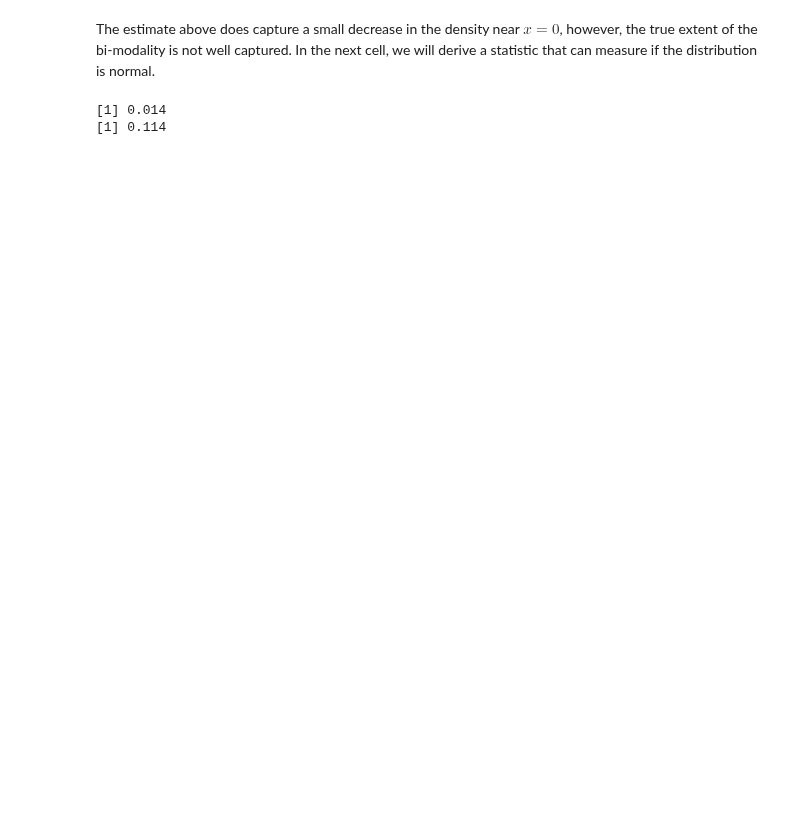
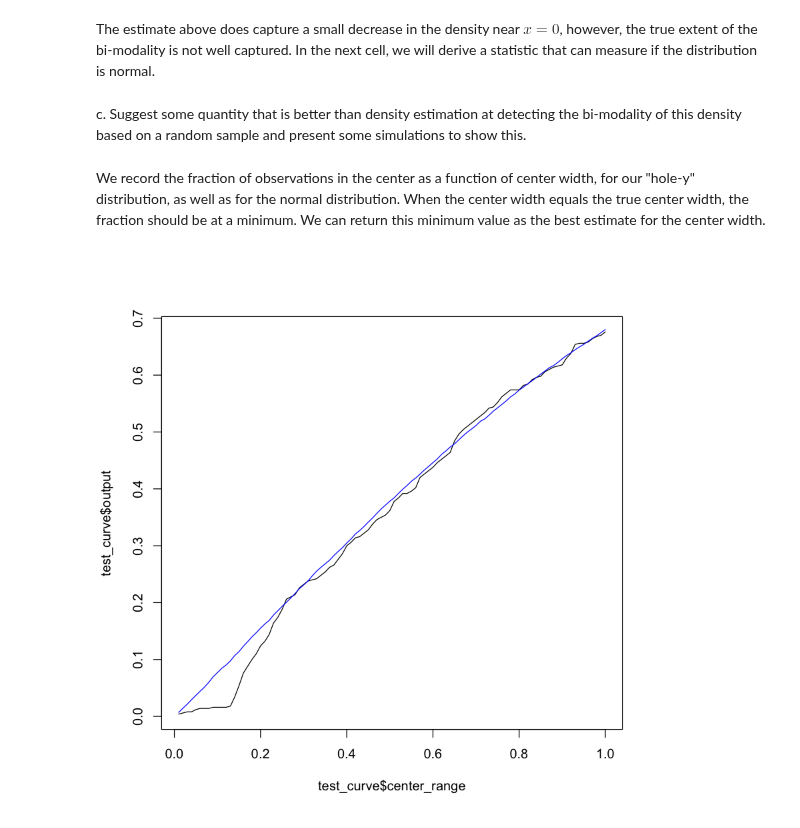
Before and after one commit to franklinmarsh/computational_statistics, a Jupyter notebook: hw6.ipynb, the cells around one changed output. Saved outputs shown, nothing was run; the diff lists cells and outputs as text; code cells hidden in the pictures; blank space fills up the shorter version.

```diff
--- a/hw6.ipynb
+++ b/hw6.ipynb
@@ -321,8 +390,2 @@ NormStat <- function(obs, center) {
-# %%
-print(NormStat(sample, 0.13))
-
-
-print(NormStat(rnorm(500), 0.13))
-# %% [output]
-[1] 0.014
-[1] 0.114
+# %% [markdown]
+c. Suggest some quantity that is better than density estimation at detecting the bi-modality of this density based on a random sample and present some simulations to show this.
@@ -328,0 +435,17 @@ print(NormStat(rnorm(500), 0.13))
+# %%
+center_range <- seq(0.01,1,0.01)
+
+test_curve <- NormStat(sample, center_range)
+reference_curve <- NormStat(rnorm(10000), center_range)
+
+test_curve$diff <- c(test_curve$output - reference_curve$output)
+
+best_c <- head(test_curve[order(test_curve$diff),],1)$center_range #find the best guess for the hole width
+test_statistic <- head(test_curve[order(test_curve$diff),],1)$output #find the best guess for the hole width
+# %% [markdown]
+We record the fraction of observations in the center as a function of center width, for our "hole-y" distribution, as well as for the normal distribution. When the center width equals the true center width, the fraction should be at a minimum. We can return this minimum value as the best estimate for the center width.
+# %%
+plot(test_curve$center_range, test_curve$output, type = 'l')
+lines(reference_curve$center_range, reference_curve$output, col = 'blue')
+# %% [output]
+[figure, added]
```
Also changed, not shown: parts of 34 cells of this notebook.
